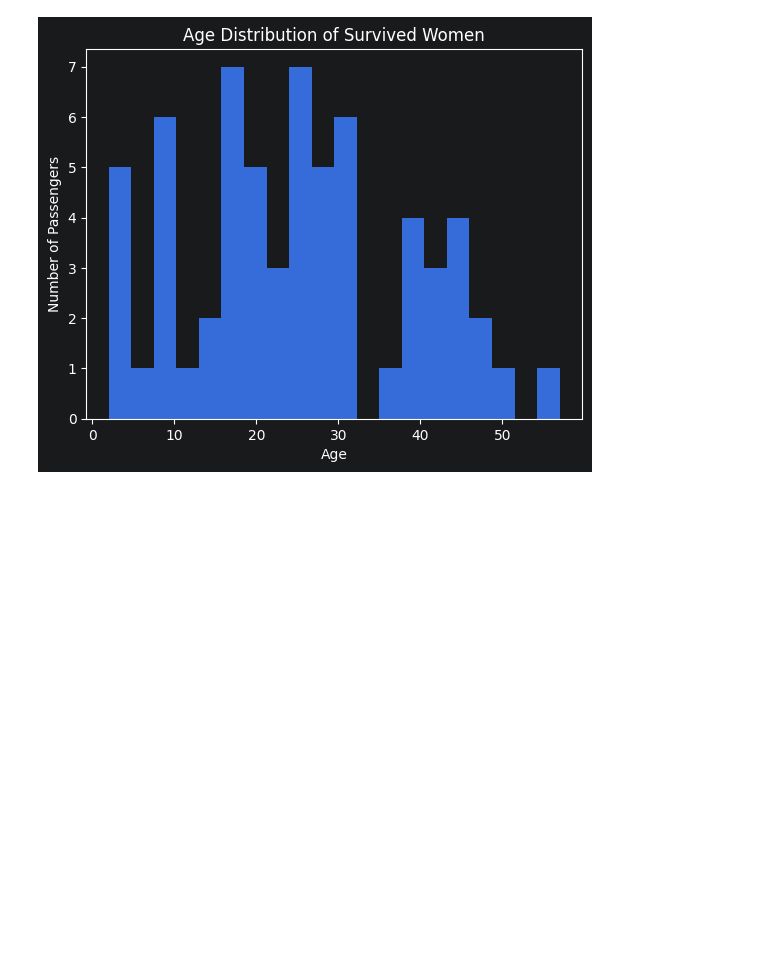
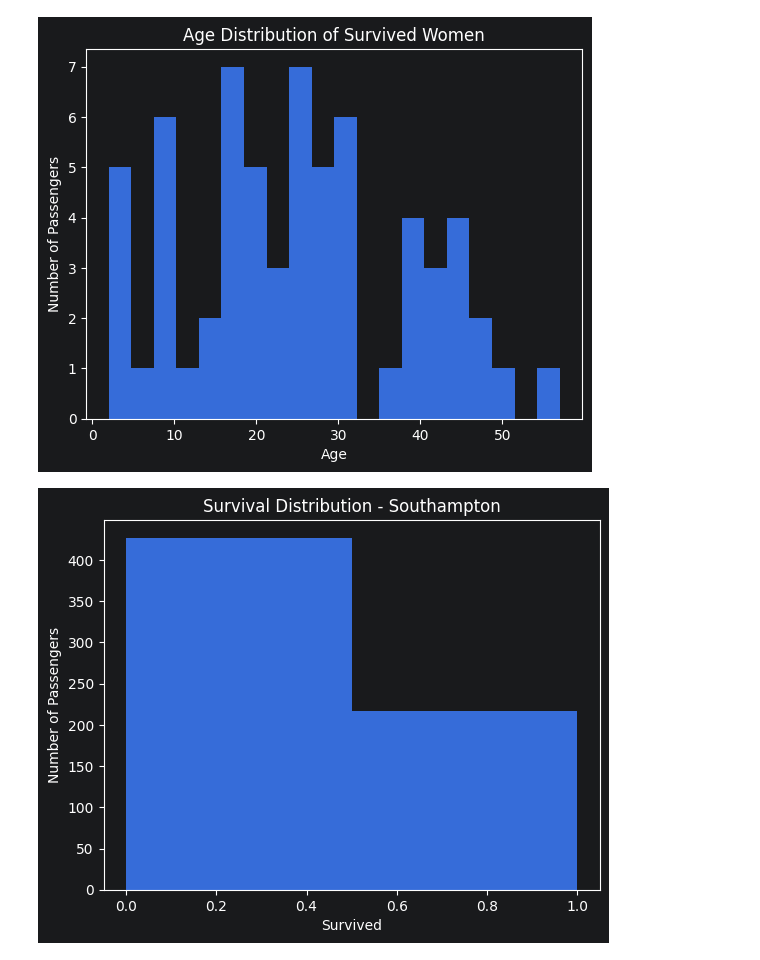
Before and after one commit to ParsaMirzaiee/titanic_data, a Jupyter notebook: titanic.ipynb, the cells around one changed output. Drawn from its saved outputs; the diff is of its cells as text; code cells hidden in the pictures; blank space fills up the shorter version.

```diff
--- a/titanic.ipynb
+++ b/titanic.ipynb
@@ -838,3 +838,12 @@ plt.ylabel('Number of Passengers')
 plt.show()
 # %% [output]
 [figure]
+# %%
+plt.hist(df[df['embarked'] == 'S']['survived'], bins=2)
+
+plt.title('Survival Distribution - Southampton')
+plt.xlabel('Survived')
+plt.ylabel('Number of Passengers')
+plt.show()
+# %% [output]
+[figure, added]
```
Also changed, not shown: parts of 2 cells of this notebook.
